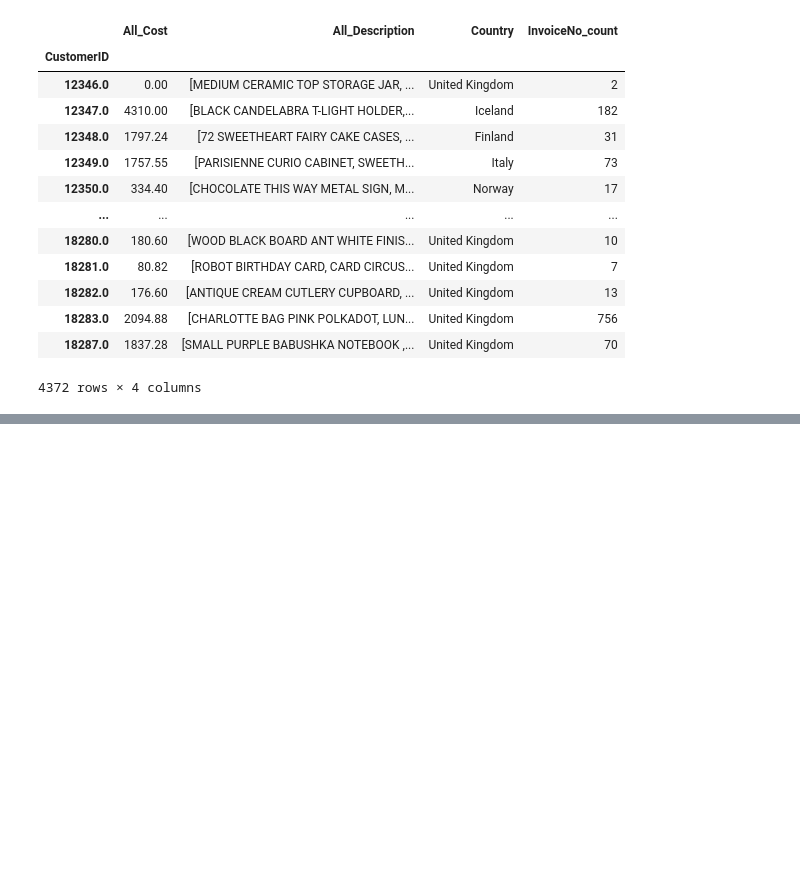
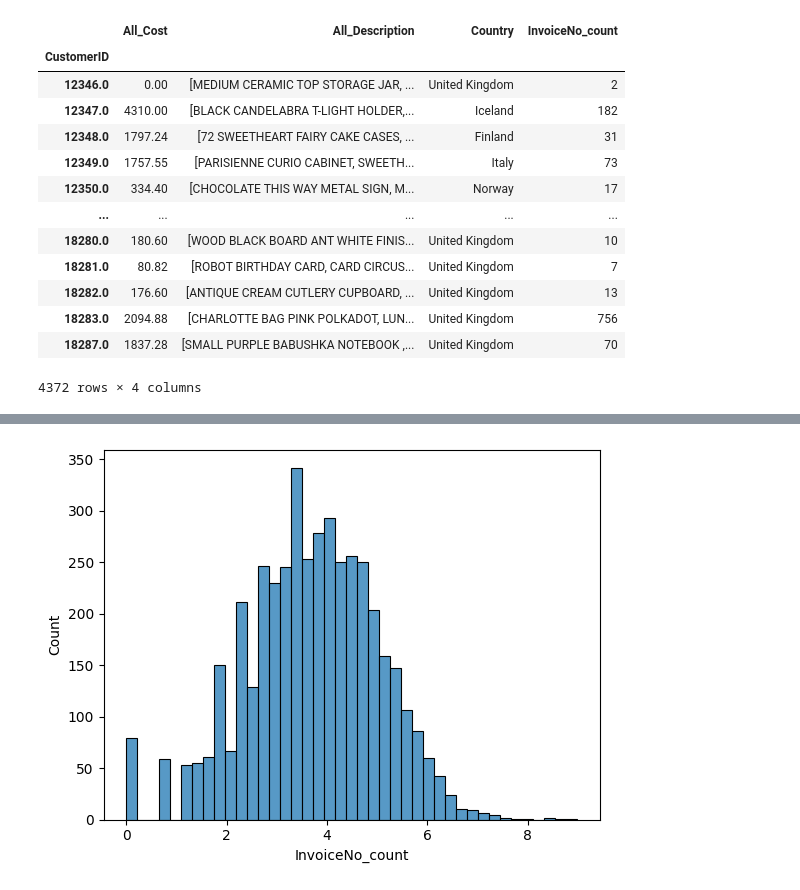
Before and after one commit to morteza-rp/fanap, a Jupyter notebook: 7.ipynb, the cells around one changed output, grey strips where cells are left out. Drawn from its saved outputs; the diff is of its cells as text; code cells hidden in the pictures; blank space fills up the shorter version.

```diff
--- a/7.ipynb
+++ b/7.ipynb
@@ -289,0 +219,6 @@ data.groupby("CustomerID").agg("Cost").sum()
+# %%
+b["InvoiceNo_count"] = np.log(b["InvoiceNo_count"])
+sns.histplot(b["InvoiceNo_count"])
+plt.show()
+# %% [output]
+[figure, added]
```
Also changed, not shown: parts of 23 cells of this notebook.
